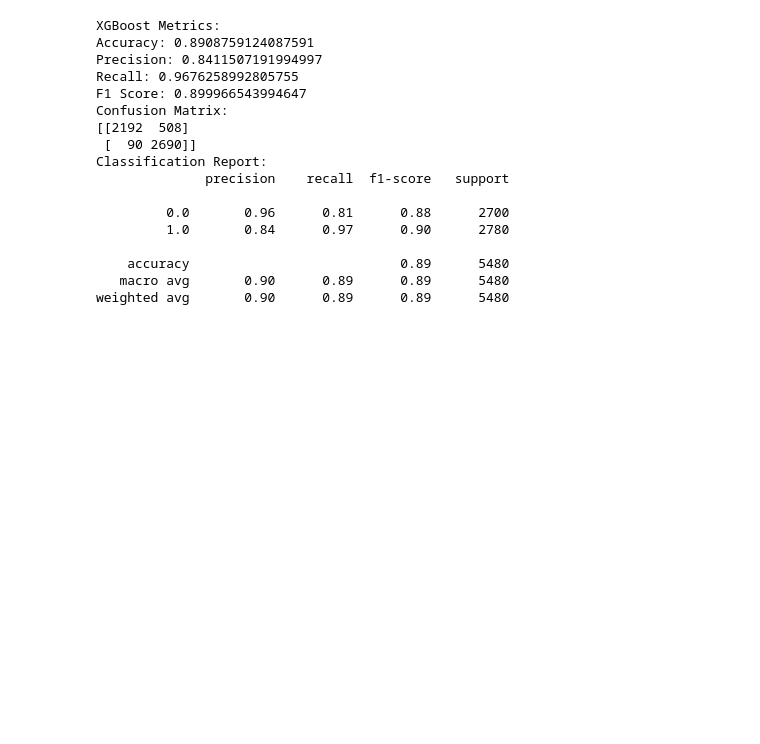
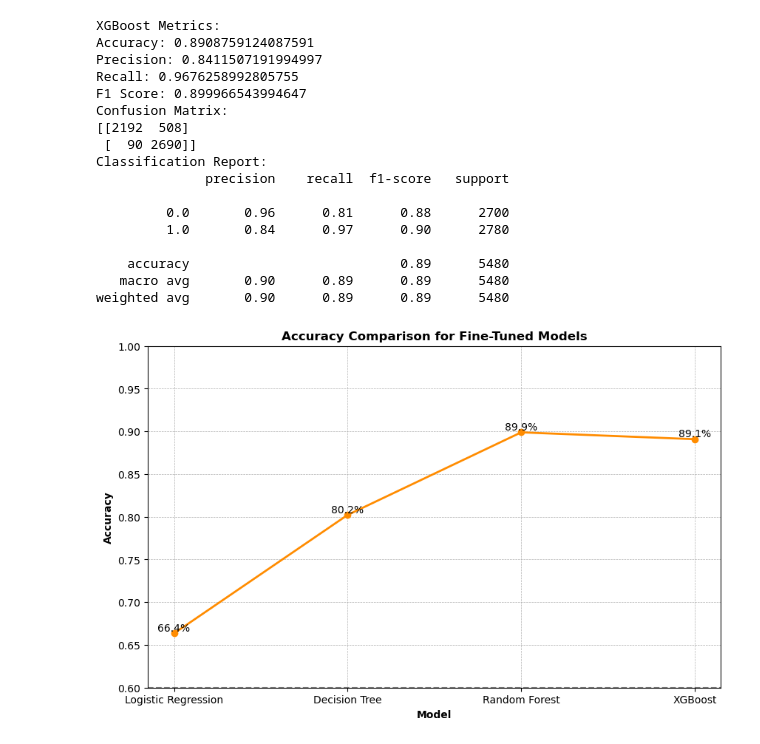
Before and after one commit to MaSOouD69/Loan_Predictor, a Jupyter notebook: 4. modeling.ipynb, the cells around one changed output. Saved outputs shown, nothing was run; the diff lists cells and outputs as text; code cells hidden in the pictures; blank space fills up the shorter version.

Commit message:
Accuracy Comparison for Fine-Tuned Models

```diff
--- a/4. modeling.ipynb
+++ b/4. modeling.ipynb
@@ -1152,3 +1152,25 @@ Classification Report:
     accuracy                           0.89      5480
    macro avg       0.90      0.89      0.89      5480
 weighted avg       0.90      0.89      0.89      5480
+# %%
+# List of model names and corresponding accuracy scores
+models = ['Logistic Regression', 'Decision Tree', 'Random Forest', 'XGBoost']
+accuracy_scores = [accuracy_lg1, accuracy_dt1, accuracy_rf1, accuracy_xgb1]
+
+# Plot the line graph with an orange color theme and grid lines
+plt.figure(figsize=(10, 6))
+plt.plot(models, accuracy_scores, color='darkorange', marker='o', linestyle='-', linewidth=2)
+plt.xlabel('Model', fontweight='bold')
+plt.ylabel('Accuracy', fontweight='bold')
+plt.title('Accuracy Comparison for Fine-Tuned Models', fontweight='bold')
+plt.ylim(0.6, 1.0)  # Set y-axis limits to 0.6 to 1.0
+plt.axhline(y=0.6, color='gray', linestyle='--')  # Add a horizontal line at y=0.6 for reference
+
+# Add accuracy score labels
+for i, score in enumerate(accuracy_scores):
+    plt.text(models[i], score, f"{score*100:.1f}%", ha='center', va='bottom')
+
+plt.grid(True, which='both', linestyle='--', linewidth=0.5)  # Add both horizontal and vertical grid lines
+plt.show()
+# %% [output]
+[figure, added]
```
